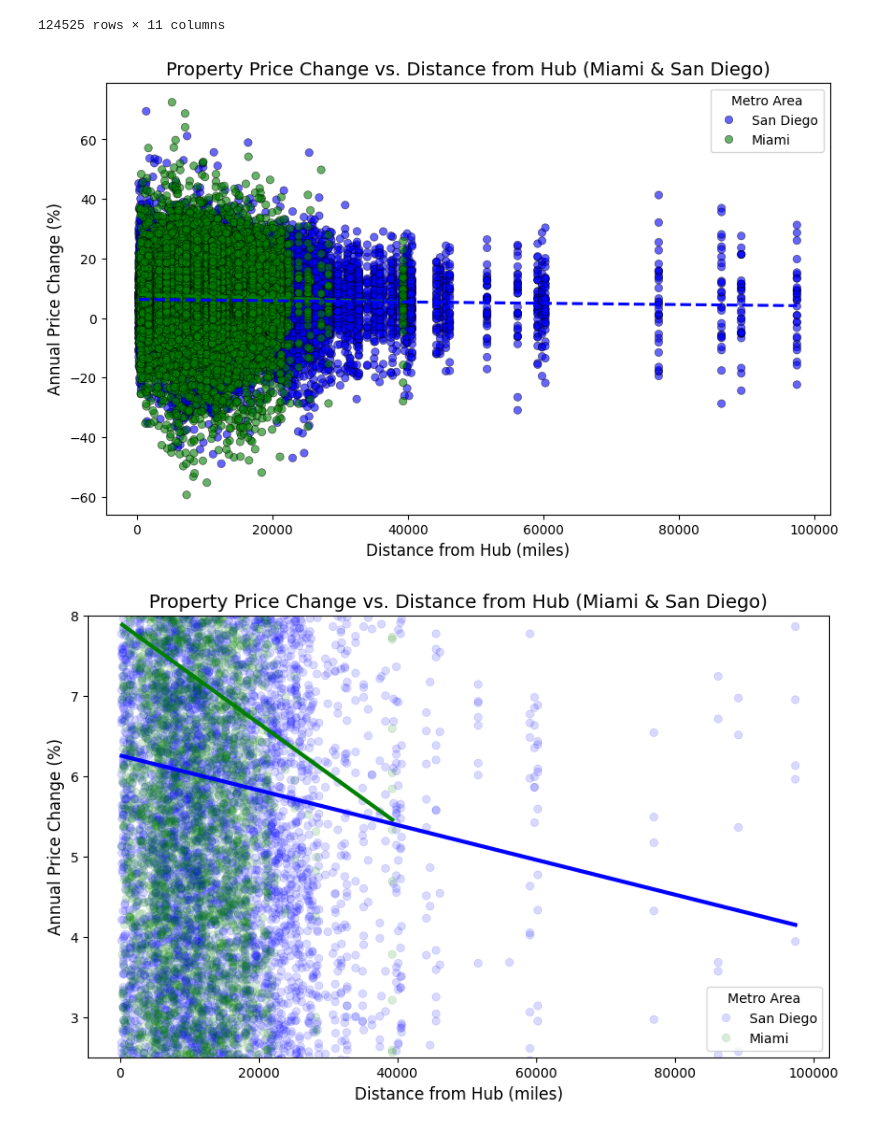
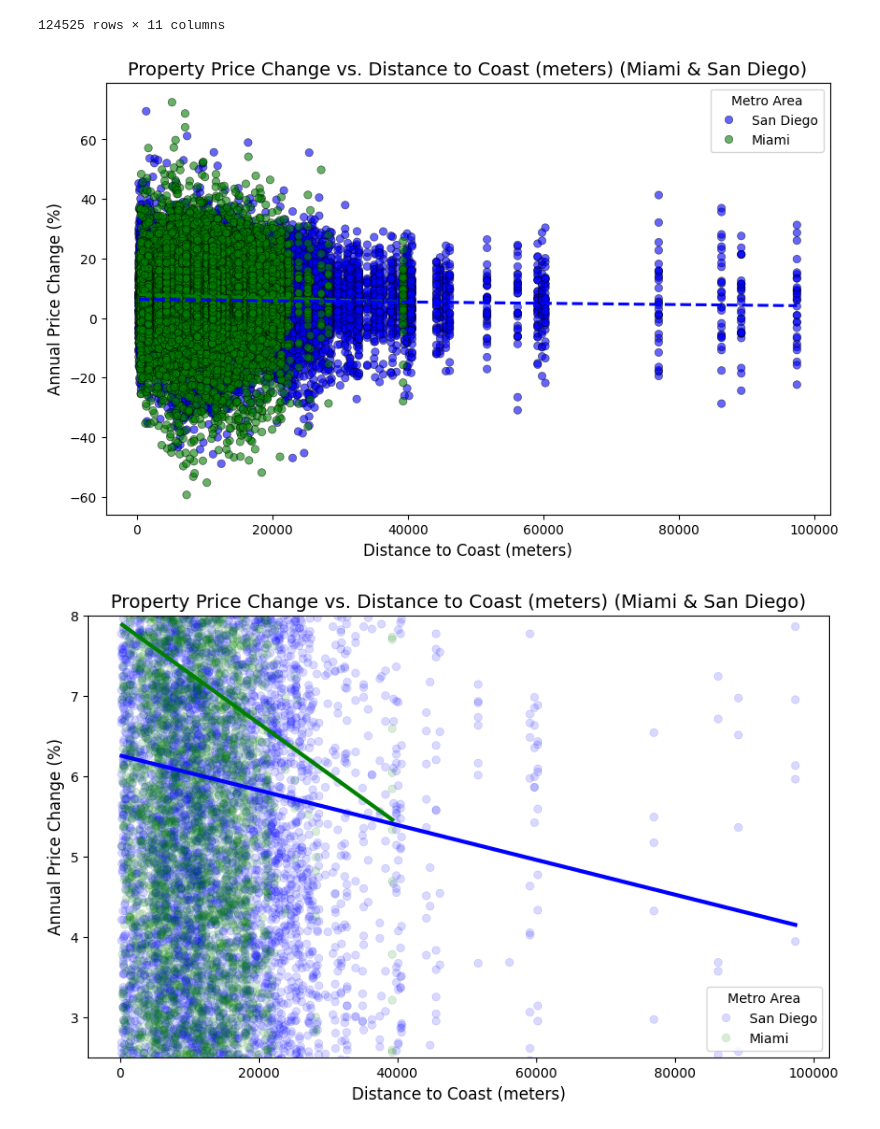
Before and after one commit to claireconner/mgt-189-final-proj, a Jupyter notebook: AdditionalVisuals.ipynb, the cells around one changed output. Drawn from its saved outputs; the diff is of its cells as text; code cells hidden in the pictures.

```diff
--- a/AdditionalVisuals.ipynb
+++ b/AdditionalVisuals.ipynb
@@ -209,32 +209,32 @@ df2
 # %%
 # Filter only for Miami & San Diego
 highlight_metros = ["Miami", "San Diego"]
 df_filtered = df2[df2["Metro_Area"].isin(highlight_metros)]
 
 # Create scatter plot for Miami & San Diego
 plt.figure(figsize=(10, 6))
 sns.scatterplot(
     data=df_filtered, x="Hub_distance", y="annual_change", hue="Metro_Area",
     palette={"Miami": "green", "San Diego": "blue"}, alpha=0.6, edgecolor="black"
 )
 
 # Add trendline for Miami & San Diego separately
 for metro, color in zip(highlight_metros, ["green", "blue"]):
     subset = df_filtered[df_filtered["Metro_Area"] == metro]
     sns.regplot(
         x=subset["Hub_distance"], y=subset["annual_change"], scatter=False, ci=None, color=color, line_kws={"linestyle": "dashed"}
     )
 
 # Titles and labels
-plt.title("Property Price Change vs. Distance from Hub (Miami & San Diego)", fontsize=14)
-plt.xlabel("Distance from Hub (miles)", fontsize=12)
+plt.title("Property Price Change vs. Distance to Coast (meters) (Miami & San Diego)", fontsize=14)
+plt.xlabel("Distance to Coast (meters)", fontsize=12)
 plt.ylabel("Annual Price Change (%)", fontsize=12)
 plt.legend(title="Metro Area")
 
 # Show the plot
 plt.show()
 # %% [output]
-[figure, old version]
+[figure, new version]
 # %%
 # Filter only for Miami & San Diego
 highlight_metros = ["Miami", "San Diego"]
@@ -259,15 +259,15 @@ for metro, color in zip(highlight_metros, ["green", "blue"]):
 plt.ylim(2.5, 8)
 
 # Titles and labels
-plt.title("Property Price Change vs. Distance from Hub (Miami & San Diego)", fontsize=14)
-plt.xlabel("Distance from Hub (miles)", fontsize=12)
+plt.title("Property Price Change vs. Distance to Coast (meters) (Miami & San Diego)", fontsize=14)
+plt.xlabel("Distance to Coast (meters)", fontsize=12)
 plt.ylabel("Annual Price Change (%)", fontsize=12)
 plt.legend(title="Metro Area")
 
 # Show the plot
 plt.show()
 # %% [output]
-[figure, old version]
+[figure, new version]
 # %%
 # 📊 Explanation of the Graph
 # This scatter plot visualizes the relationship between property price change (%) and distance from the hub (miles) for two metro areas: Miami (Green) and San Diego (Blue).
```
